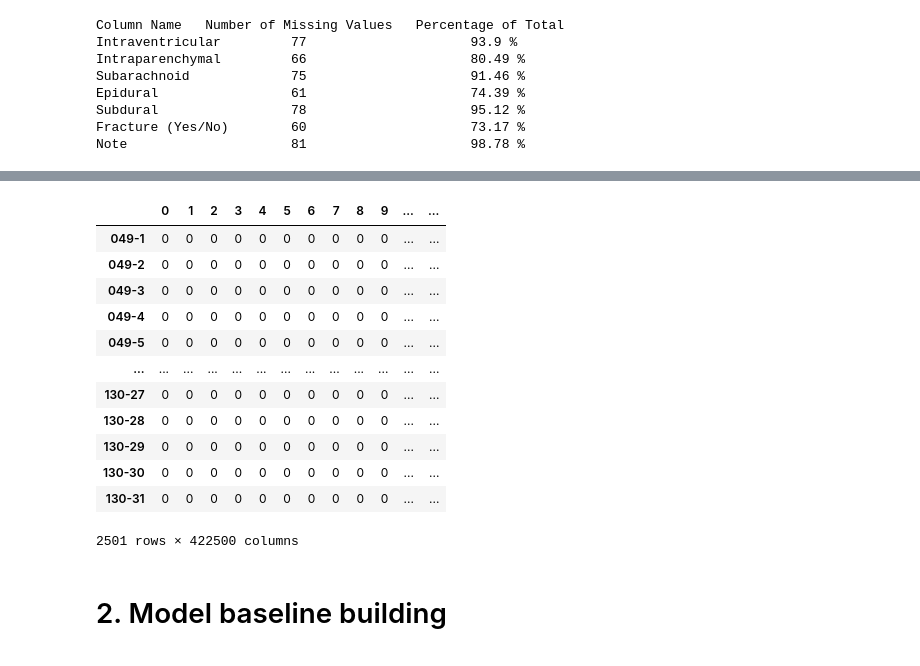
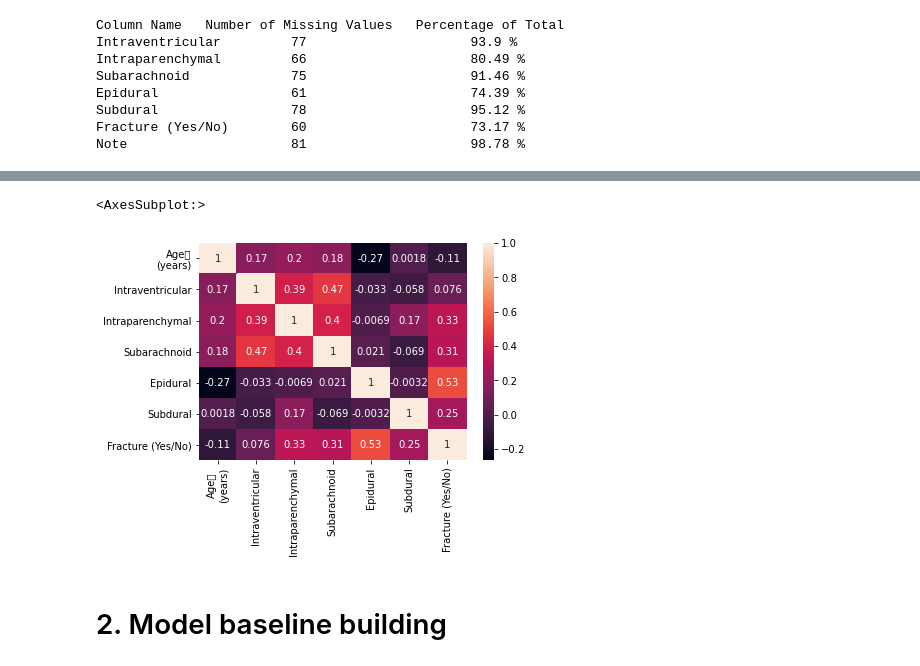
Before and after one commit to DanOren/ITC_Final_project, a Jupyter notebook: EDA.ipynb, the cells around one changed output, grey strips where cells are left out. Saved outputs shown, nothing was run; the diff lists cells and outputs as text; code cells hidden in the pictures.

```diff
--- a/EDA.ipynb
+++ b/EDA.ipynb
@@ -201 +253,6 @@ Note                     81                     98.78 %
+# %%
+sns.heatmap(df_patient.drop("Patient Number",axis=1).fillna(0).corr(), annot=True)
+# %% [output]
+<AxesSubplot:>
+[figure, added]
 # %%
@@ -215,19 +272,3 @@ df_brain = df_brain.transpose()
-# %%
-df_brain
-# %% [output]
-|  | 0 | 1 | 2 | 3 | 4 | 5 | 6 | 7 | 8 | 9 | ... | ... |
-| 049-1 | 0 | 0 | 0 | 0 | 0 | 0 | 0 | 0 | 0 | 0 | ... | ... |
-| 049-2 | 0 | 0 | 0 | 0 | 0 | 0 | 0 | 0 | 0 | 0 | ... | ... |
-| 049-3 | 0 | 0 | 0 | 0 | 0 | 0 | 0 | 0 | 0 | 0 | ... | ... |
-| 049-4 | 0 | 0 | 0 | 0 | 0 | 0 | 0 | 0 | 0 | 0 | ... | ... |
-| 049-5 | 0 | 0 | 0 | 0 | 0 | 0 | 0 | 0 | 0 | 0 | ... | ... |
-| ... | ... | ... | ... | ... | ... | ... | ... | ... | ... | ... | ... | ... |
-| 130-27 | 0 | 0 | 0 | 0 | 0 | 0 | 0 | 0 | 0 | 0 | ... | ... |
-| 130-28 | 0 | 0 | 0 | 0 | 0 | 0 | 0 | 0 | 0 | 0 | ... | ... |
-| 130-29 | 0 | 0 | 0 | 0 | 0 | 0 | 0 | 0 | 0 | 0 | ... | ... |
-| 130-30 | 0 | 0 | 0 | 0 | 0 | 0 | 0 | 0 | 0 | 0 | ... | ... |
-| 130-31 | 0 | 0 | 0 | 0 | 0 | 0 | 0 | 0 | 0 | 0 | ... | ... |
-2501 rows × 422500 columns
 # %% [markdown]
 # 2. Model baseline building
 # %%
```
Also changed, not shown: parts of 34 cells of this notebook.
